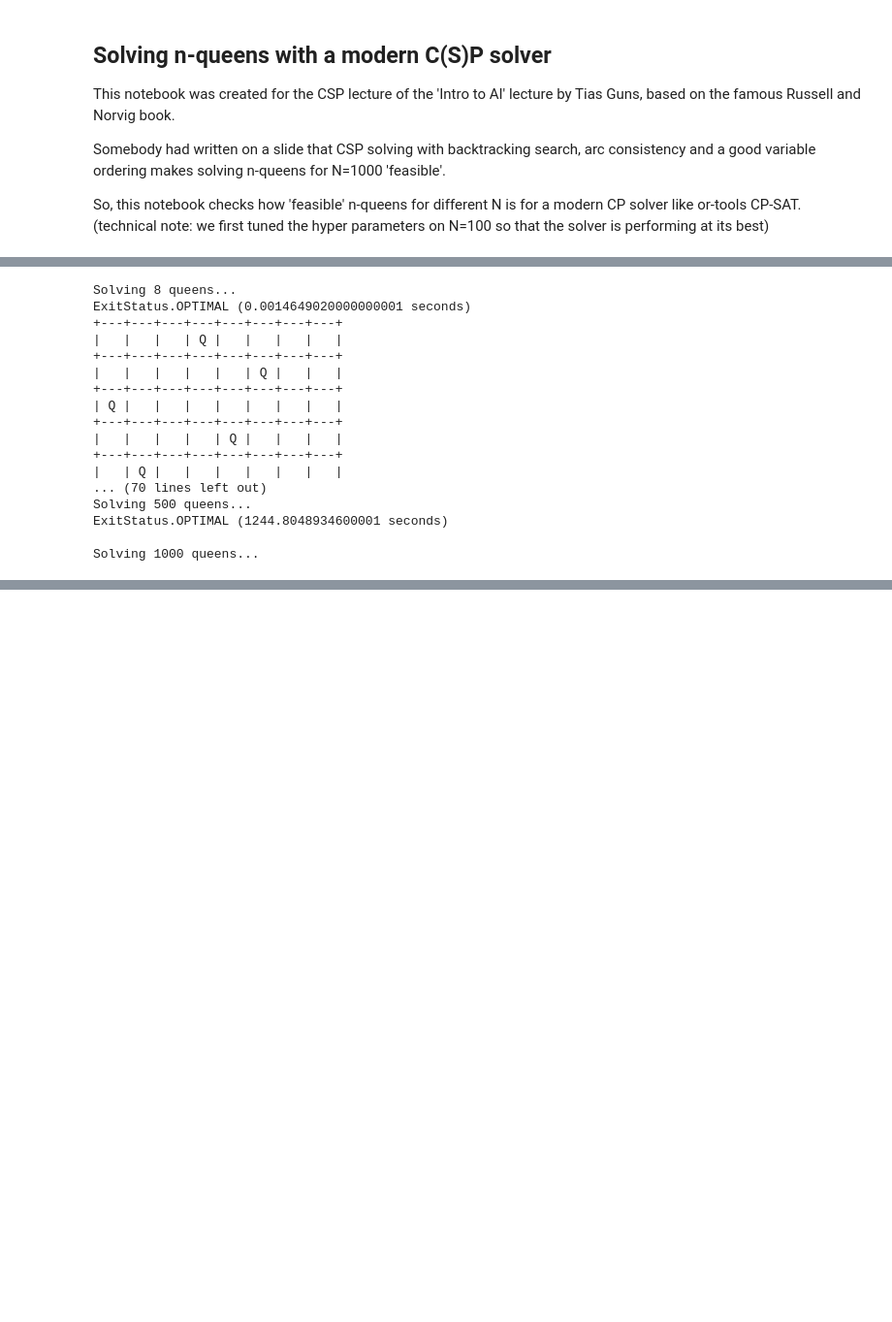
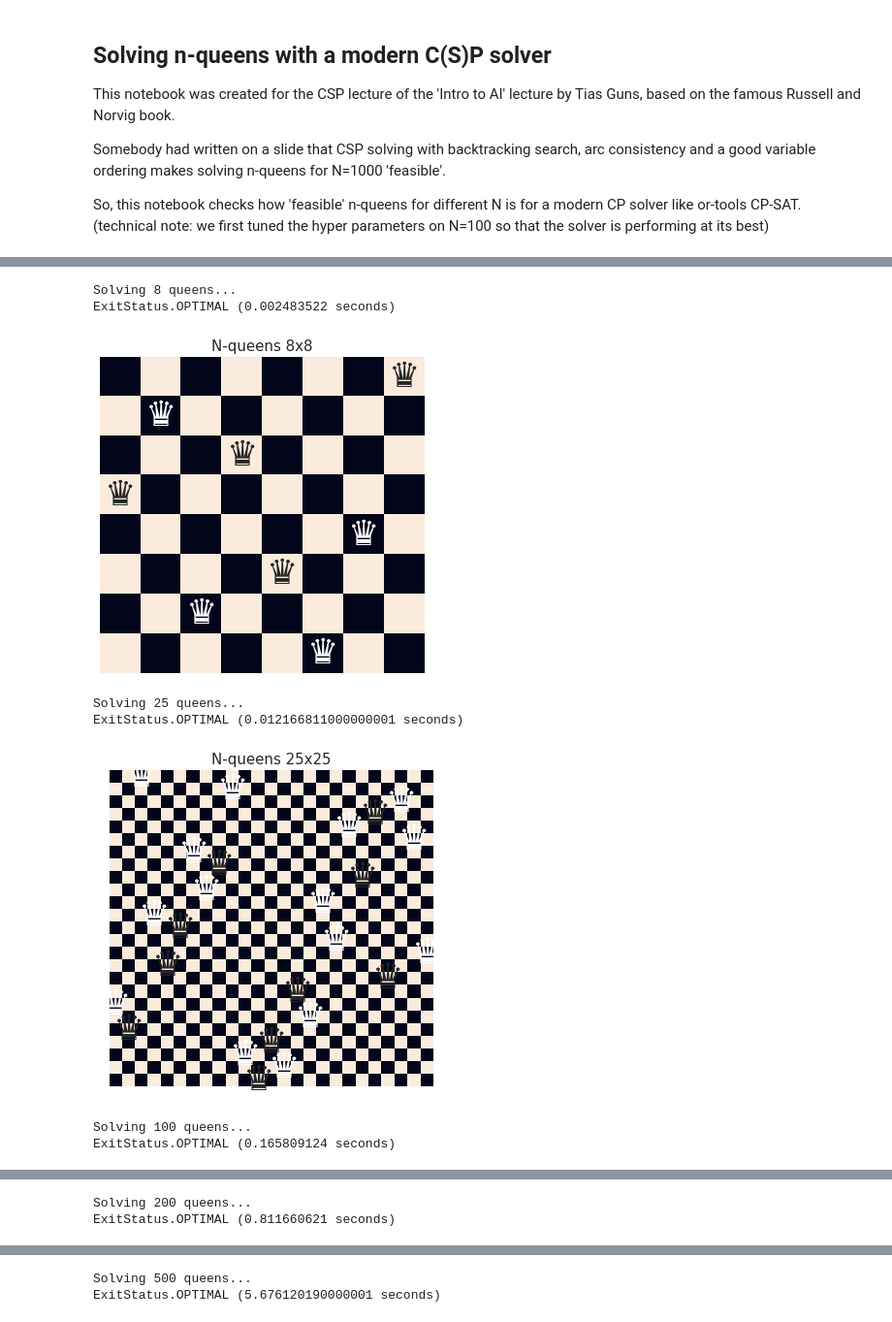
Before and after one commit to CPMpy/cpmpy, a Jupyter notebook: examples/nqueens_1000.ipynb, the cells around one changed output, grey strips where cells are left out. Shown at 97% size. Saved outputs shown, nothing was run; the diff lists cells and outputs as text; code cells hidden in the pictures; blank space fills up the shorter version.

```diff
--- a/examples/nqueens_1000.ipynb
+++ b/examples/nqueens_1000.ipynb
@@ -72,24 +82,20 @@ ExitStatus.OPTIMAL (0.0008570330000000001 seconds)
 # %%
-for N in [8,25,100,200,500,1000]:
+for N in [8,25,100,200,500]: #,1000]: run 1000 at your own risk
     print("Solving",N,"queens...")
-    prettyprint = (N < 100)
-    nqueens_solve(N, prettyprint)
+    Qs = nqueens_solve(N)
+    if N <= 50:
+        visu_queens(Qs, figsize=(6,6))
+    elif N <= 100:
+        visu_queens(Qs, figsize=(12,12))
+    elif N <= 400:
+        visu_queens(Qs, figsize=(18,18))
     print() # empty line
 # %% [output]
 Solving 8 queens...
-ExitStatus.OPTIMAL (0.0014649020000000001 seconds)
-+---+---+---+---+---+---+---+---+
-|   |   |   | Q |   |   |   |   |
-+---+---+---+---+---+---+---+---+
-|   |   |   |   |   | Q |   |   |
-+---+---+---+---+---+---+---+---+
-| Q |   |   |   |   |   |   |   |
-+---+---+---+---+---+---+---+---+
-|   |   |   |   | Q |   |   |   |
-+---+---+---+---+---+---+---+---+
-|   | Q |   |   |   |   |   |   |
-... (70 lines left out)
-Solving 500 queens...
-ExitStatus.OPTIMAL (1244.8048934600001 seconds)
-
-Solving 1000 queens...
+ExitStatus.OPTIMAL (0.002483522 seconds)
+[figure, added]
+Solving 25 queens...
+ExitStatus.OPTIMAL (0.012166811000000001 seconds)
+[figure, added]
+Solving 100 queens...
+ExitStatus.OPTIMAL (0.165809124 seconds)
@@ -95,0 +103,2 @@ Solving 1000 queens...
+Solving 200 queens...
+ExitStatus.OPTIMAL (0.811660621 seconds)
@@ -96,3 +106,5 @@ Solving 1000 queens...
+Solving 500 queens...
+ExitStatus.OPTIMAL (5.676120190000001 seconds)
 # %%
 # param tune to find the fastest solver parameters
 (m, x) = nqueens(100)
```
Also changed, not shown: parts of 4 cells of this notebook, 9 other files.
